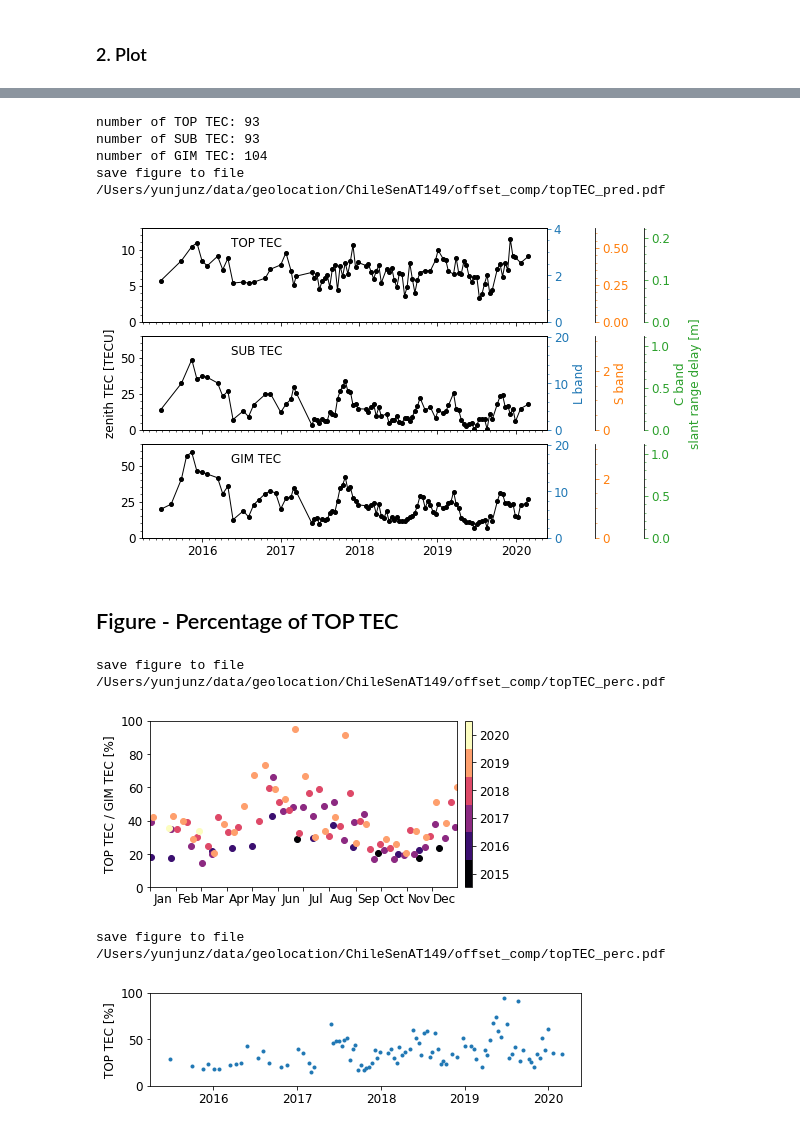
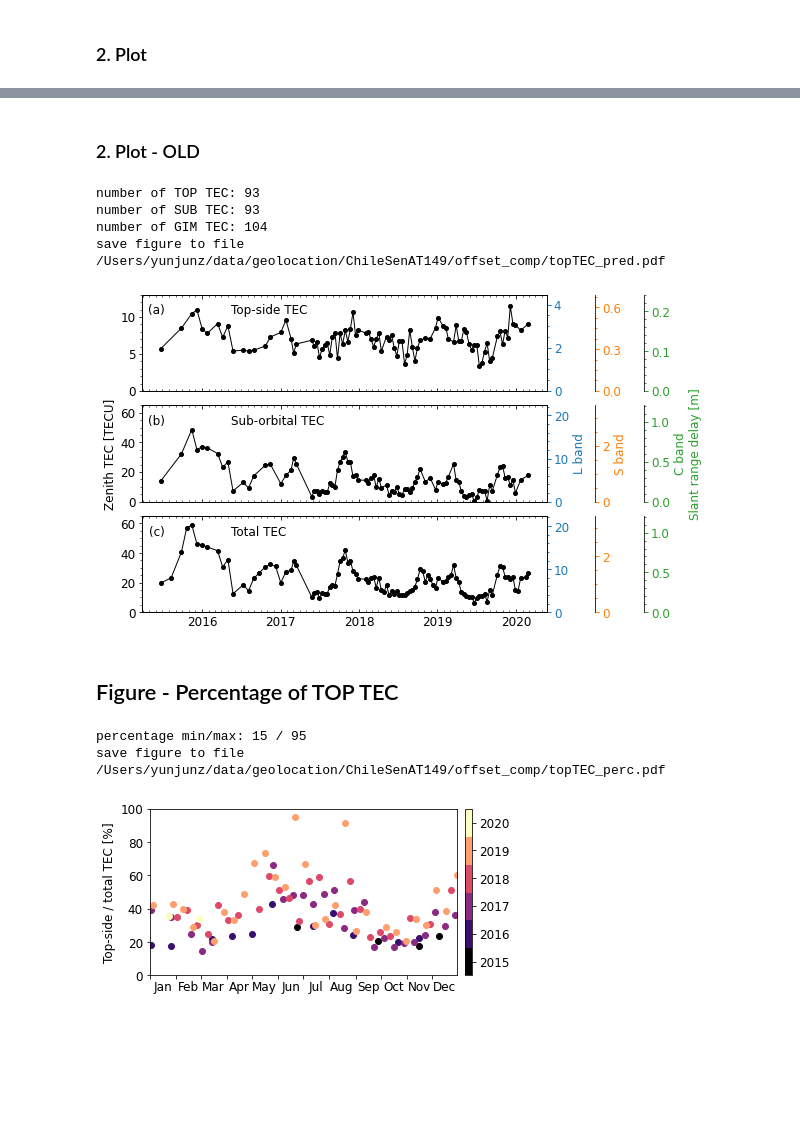
Before and after one commit to yunjunz/2022-Geolocation, a Jupyter notebook: Fig_topTEC.ipynb, the cells around one changed output, grey strips where cells are left out. Cells and saved outputs as stored; diff of their text form; code cells hidden in the pictures; blank space fills up the shorter version.

```diff
--- a/Fig_topTEC.ipynb
+++ b/Fig_topTEC.ipynb
@@ -19,6 +18,7 @@ from mintpy.utils import ptime, readfile, utils as ut, plot as pp
 from tools.simulation import iono
 plt.rcParams.update({'font.size': 12})
 #plt.rcParams.update({'lines.linewidth': 2.0})
+speed_of_light = 299792458 # speed of light in m / s
 
 # location of interest
 win = 9  # size of the window of interest where the median offset is calculated
@@ -142,7 +36,0 @@ save figure to file /Users/yunjunz/data/geolocation/ChileSenAT149/offset_comp/bo
-# %%
-fig, ax = plt.subplots(figsize=[6, 4])
-ax.hist(ts1, bins=100, cumulative=True, density=True, histtype='step', alpha=0.6, label='GIM TEC')
-ax.hist(ts2, bins=100, cumulative=True, density=True, histtype='step', alpha=0.6, label='SUB TEC')
-#ax.set_ylim(0, 1)
-ax.legend(loc='upper left')
-plt.show()
@@ -190,4 +163,12 @@ GIM TEC min/max: 6.59 / 59.11
+# %% [markdown]
+### 2. Plot - OLD
 # %%
+labels = ['Top-side TEC', 'Sub-orbital TEC', 'Total TEC']
+ystepsDict = {
+    'TOP TEC' : [2, 0.3, 0.1],
+    'SUB TEC' : [10, 2, 0.5],
+    'GIM TEC' : [10, 2, 0.5],
+}
 fig, axs = plt.subplots(nrows=3, ncols=1, figsize=[9, 5], sharex=True)
 for i, (ax, tec_type, ymax, ystep) in enumerate(zip(axs, tec_dict.keys(), [13, 65, 65], [1, 5, 5])):
     ts_tec = tec_dict[tec_type]
@@ -199,55 +180,63 @@ for i, (ax, tec_type, ymax, ystep) in enumerate(zip(axs, tec_dict.keys(), [13, 6
 
     # plot
     ax.plot(x, ts_tec, '-o', label=tec_type, color='k', ms=4, lw=1)
+    ax.tick_params(which='both', axis='x', direction='in', top=True, bottom=True)
     ax.set_ylim(0, ymax)
     ax.yaxis.set_minor_locator(ticker.MultipleLocator(ystep))
-    ax.annotate(tec_type, xy=(0.22, 0.8), xycoords='axes fraction', color='k', ha='left')
+    ax.annotate(labels[i], xy=(0.22, 0.8), xycoords='axes fraction', color='k', ha='left')
 
     # predicted range delay
+    ysteps = ystepsDict[tec_type]
     for j, (bname, c) in enumerate(zip(iono.SAR_BAND.keys(), ['C0', 'C1', 'C2'])):
         # calculate
-        ts_delay = iono.vtec2range_delay(ts_tec, inc_angle=iono_inc_angle, freq=iono.SAR_BAND[bname])
+        ts_delay = iono.vtec2range_delay(ts_tec, inc_angle=42, freq=iono.SAR_BAND[bname])
 
         # add y-axis
         ax2 = ax.twinx()
         ax2.spines['right'].set_position(('axes', 1.0+0.12*j))
-        ax2.tick_params(which='both', axis='y', colors=c)
+        ax2.tick_params(which='both', axis='y', colors=c, width=1)
+        ax2.yaxis.set_major_locator(ticker.MultipleLocator(ysteps[j]))
         ax2.yaxis.set_minor_locator(ticker.AutoMinorLocator())
 
         # ylabel
         if i == 1:
             label = '{} band'.format(bname)
-            label += '\nslant range delay [m]' if j == 2 else ''
+            label += '\nSlant range delay [m]' if j == 2 else ''
             ax2.set_ylabel(label, color=c)
 
         # ylim sync btw. ax and ax2
         ratio = ((np.max(ts_delay) - np.min(ts_delay)) / (np.max(ts_tec)   - np.min(ts_tec)))
         ax2.set_ylim(np.array(ax.get_ylim()) * ratio)
         ## test
         #ax2.plot(x, ts_delay, 'o', mfc='none')
 
 # axis format
 pp.auto_adjust_xaxis_date(ax, dates, every_year=1, buffer_year=None)
-axs[1].set_ylabel('zenith TEC [TECU]')
+axs[1].set_ylabel('Zenith TEC [TECU]')
 fig.tight_layout()
 fig.subplots_adjust(hspace=0.15)
+
+# label
+for ax, label in zip(axs, ['(a)', '(b)', '(c)']):
+    ax.annotate(label, xy=(0.055, 0.80), xycoords='axes fraction', ha='right')
 
 # output
 out_fig = os.path.join(proj_dir, 'offset_comp/topTEC_pred.pdf')
 print('save figure to file', out_fig)
-plt.savefig(out_fig, bbox_inches='tight', transparent=True, dpi=300)
+#plt.savefig(out_fig, bbox_inches='tight', transparent=True, dpi=300)
 plt.show()
 # %% [output]
 number of TOP TEC: 93
 number of SUB TEC: 93
 number of GIM TEC: 104
 save figure to file /Users/yunjunz/data/geolocation/ChileSenAT149/offset_comp/topTEC_pred.pdf
-[figure, old version]
+[figure, new version]
 # %% [markdown]
 ## Figure - Percentage of TOP TEC
 # %%
 # prepare data
 perc = tec_dict['TOP TEC'] / tec_dict['GIM TEC'] * 100
+print('percentage min/max: {:.0f} / {:.0f}'.format(np.nanmin(perc), np.nanmax(perc)))
 
 years = sorted(list(set([d.year for d in dates])))
 num_year = len(years)
@@ -263,7 +252,7 @@ for i, year in enumerate(years):
     ax.plot(xs, perc[flag], 'o', c=cmap(i))
 
 # axis format
-ax.set_ylabel('TOP TEC / GIM TEC [%]')
+ax.set_ylabel('Top-side / total TEC [%]')
 ax.set_ylim(0, 100)
 ax.set_xlim(dt.datetime(year0, 1, 1), dt.datetime(year0, 12, 31))
 # centering labels beetween ticks (https://matplotlib.org/stable/gallery/ticks_and_spines/centered_ticklabels.html)
@@ -289,21 +278,6 @@ print('save figure to file', out_fig)
 plt.savefig(out_fig, bbox_inches='tight', transparent=True, dpi=300)
 plt.show()
 # %% [output]
+percentage min/max: 15 / 95
 save figure to file /Users/yunjunz/data/geolocation/ChileSenAT149/offset_comp/topTEC_perc.pdf
-[figure, old version]
+[figure, new version]
-# %%
-## obsolete
-fig, ax = plt.subplots(figsize=[7, 2])
-ax.plot(dates, tec_dict['TOP TEC']/tec_dict['GIM TEC'] * 100, '.')
-ax.set_ylabel('TOP TEC [%]')
-ax.set_ylim(0, 100)
-fig.tight_layout()
-
-# output
-out_fig = os.path.join(proj_dir, 'offset_comp/topTEC_perc.pdf')
-print('save figure to file', out_fig)
-#plt.savefig(out_fig, bbox_inches='tight', transparent=True, dpi=300)
-plt.show()
-# %% [output]
-save figure to file /Users/yunjunz/data/geolocation/ChileSenAT149/offset_comp/topTEC_perc.pdf
-[figure, removed]
```
Also changed, not shown: parts of 8 cells of this notebook.
